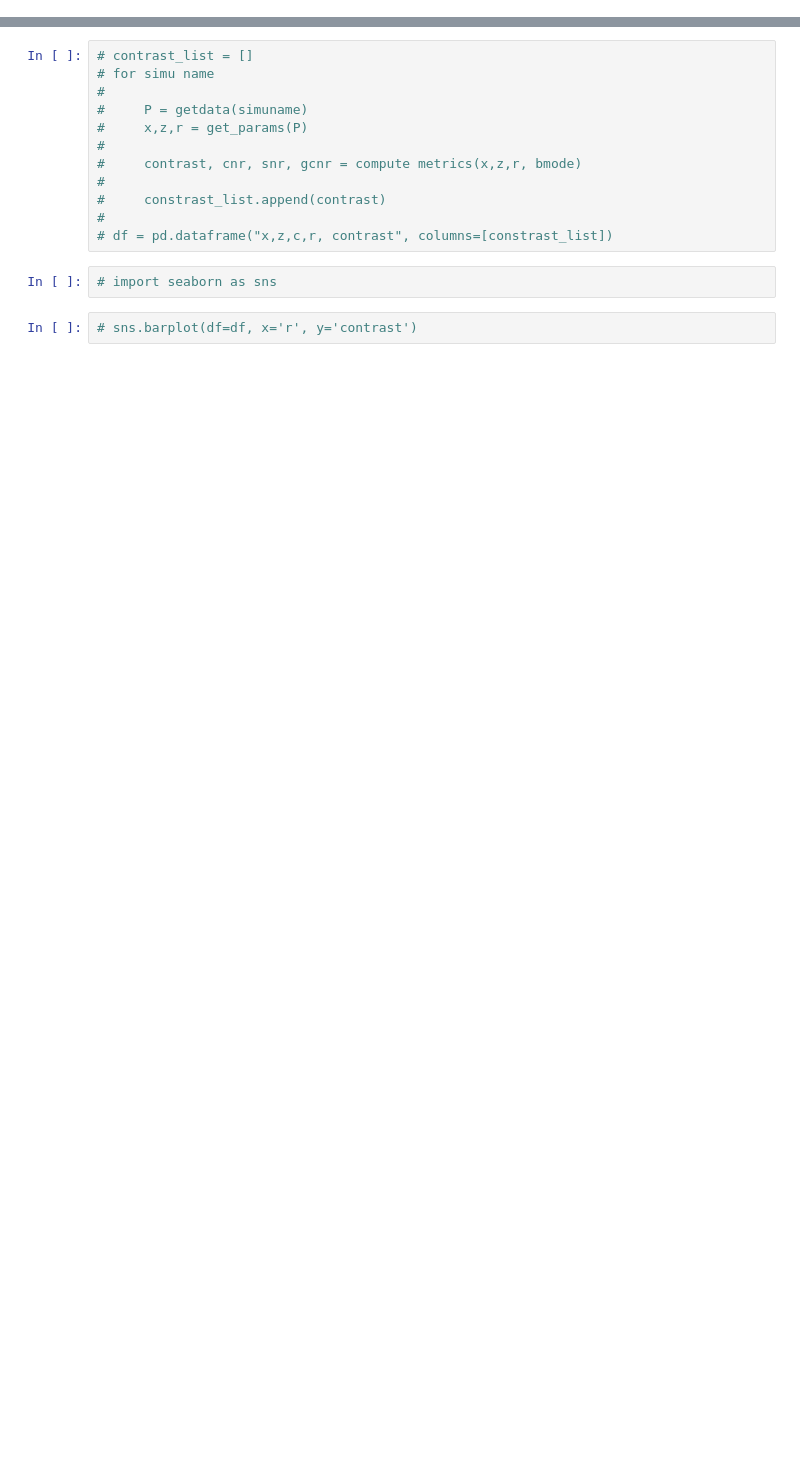
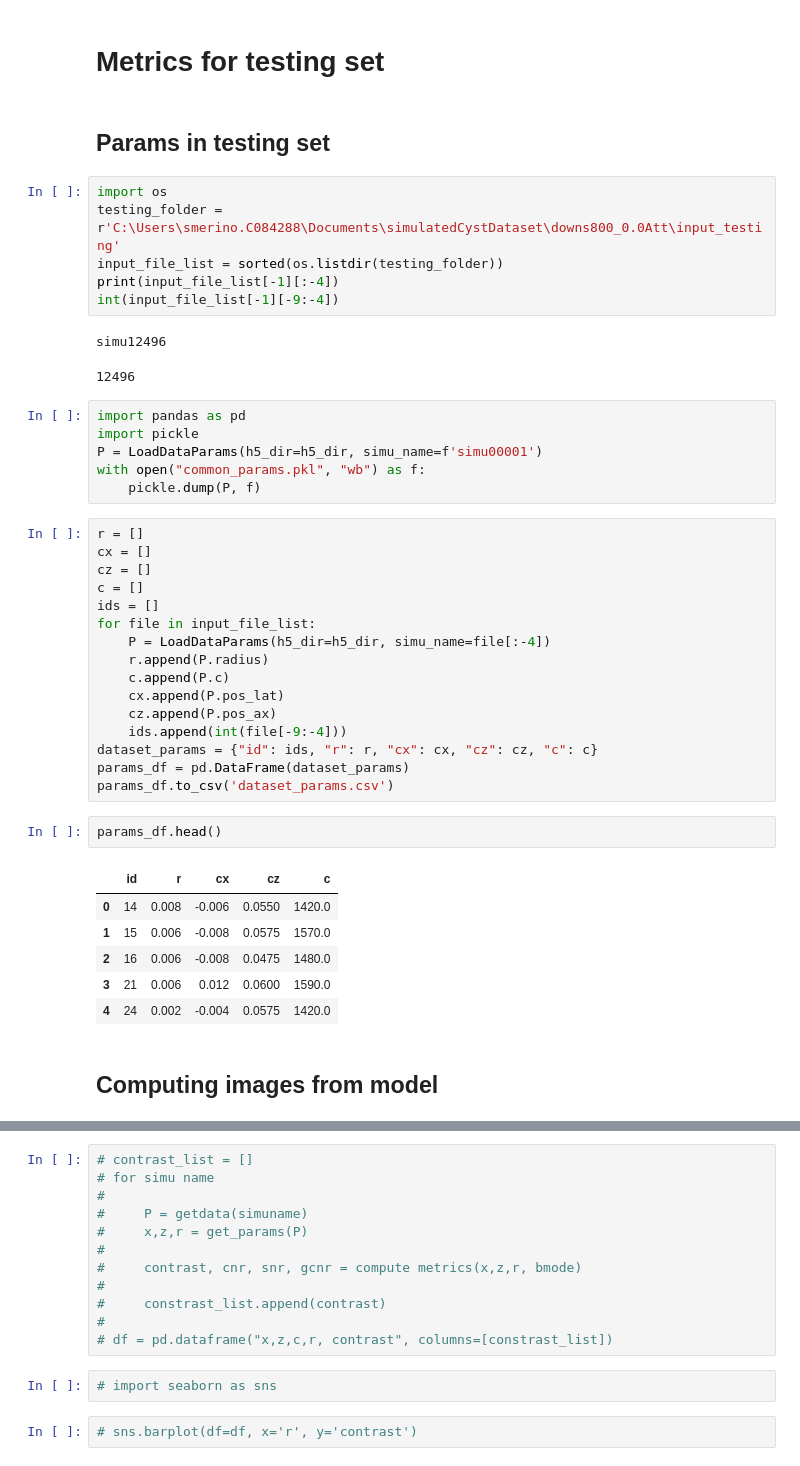
Before and after one commit to SebastianMerino/DiffusionBeamformer, a Jupyter notebook: compute_metrics.ipynb, the cells around one changed output, grey strips where cells are left out. Drawn from its saved outputs; the diff is of its cells as text; blank space fills up the shorter version.

```diff
--- a/compute_metrics.ipynb
+++ b/compute_metrics.ipynb
@@ -134,0 +43,46 @@ def compute_metrics(P, bmode_output, grid):
+# %% [markdown]
+# Metrics for testing set
+# %% [markdown]
+## Params in testing set
+# %%
+import os
+testing_folder = r'C:\Users\smerino.C084288\Documents\simulatedCystDataset\downs800_0.0Att\input_testing'
+input_file_list = sorted(os.listdir(testing_folder))
+print(input_file_list[-1][:-4])
+int(input_file_list[-1][-9:-4])
+# %% [output]
+simu12496
+12496
+# %%
+import pandas as pd
+import pickle
+P = LoadDataParams(h5_dir=h5_dir, simu_name=f'simu00001')
+with open("common_params.pkl", "wb") as f:
+    pickle.dump(P, f)
+# %%
+r = []
+cx = []
+cz = []
+c = []
+ids = []
+for file in input_file_list:
+    P = LoadDataParams(h5_dir=h5_dir, simu_name=file[:-4])
+    r.append(P.radius)
+    c.append(P.c)
+    cx.append(P.pos_lat)
+    cz.append(P.pos_ax)
+    ids.append(int(file[-9:-4]))
+dataset_params = {"id": ids, "r": r, "cx": cx, "cz": cz, "c": c}
+params_df = pd.DataFrame(dataset_params)
+params_df.to_csv('dataset_params.csv')
+# %%
+params_df.head()
+# %% [output]
+|  | id | r | cx | cz | c |
+| 0 | 14 | 0.008 | -0.006 | 0.0550 | 1420.0 |
+| 1 | 15 | 0.006 | -0.008 | 0.0575 | 1570.0 |
+| 2 | 16 | 0.006 | -0.008 | 0.0475 | 1480.0 |
+| 3 | 21 | 0.006 | 0.012 | 0.0600 | 1590.0 |
+| 4 | 24 | 0.002 | -0.004 | 0.0575 | 1420.0 |
+# %% [markdown]
+## Computing images from model
```
Also changed, not shown: parts of 29 cells of this notebook, 4 other files.
